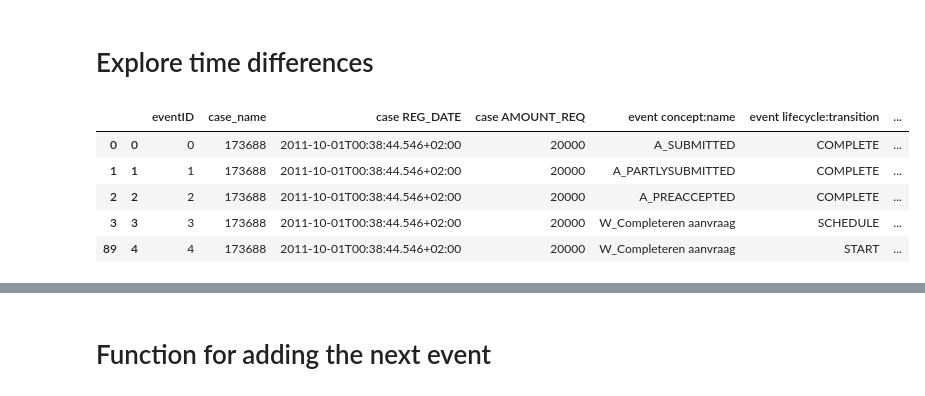
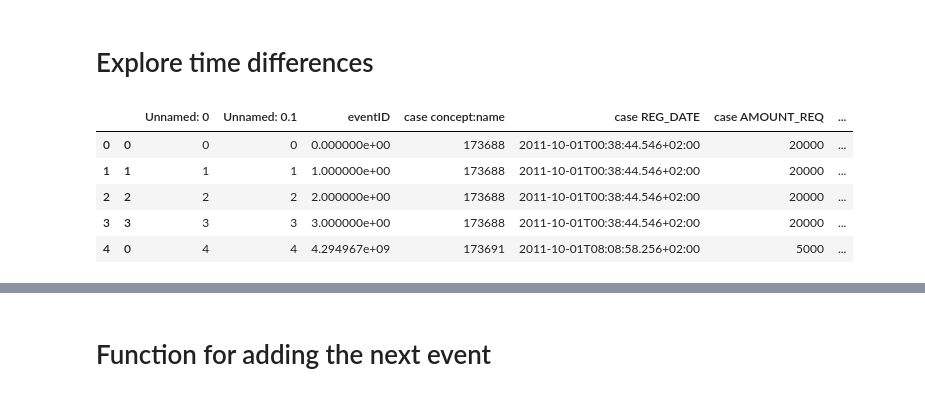
Before and after one commit to NishadGuha/2IOI0-DBL-Process-Mining, a Jupyter notebook: explore_ralph.ipynb, the cells around one changed output, grey strips where cells are left out. Drawn from its saved outputs; the diff is of its cells as text; code cells hidden in the pictures.

Commit message:
time difference, not finished yet

```diff
--- a/explore_ralph.ipynb
+++ b/explore_ralph.ipynb
@@ -38,8 +39,8 @@ test.head()
 # %% [markdown]
 # Set 2012
 # %%
-train = pd.read_csv('BPI_Challenge_2012-training.csv')
-test = pd.read_csv('BPI_Challenge_2012-test.csv')
+train = pd.read_csv('BPI_2012_train.csv')
+test = pd.read_csv('BPI_2012_test.csv')
 # %%
 train.head()
 # %% [output]
@@ -49,8 +50,6 @@ train.head()
 | 2 | 2 | 173688 | 2011-10-01T00:38:44.546+02:00 | 20000 | A_PREACCEPTED | COMPLETE | ... |
 | 3 | 3 | 173688 | 2011-10-01T00:38:44.546+02:00 | 20000 | W_Completeren aanvraag | SCHEDULE | ... |
 | 4 | 4294967296 | 173691 | 2011-10-01T08:08:58.256+02:00 | 5000 | A_SUBMITTED | COMPLETE | ... |
-# %%
-train.rename(columns={'case concept:name':'case_name'}, inplace=True)
 # %%
 cases = list(train.case_name.unique())
 # %%
@@ -66,7 +65,7 @@ cases = list(train.case_name.unique())
 # %% [markdown]
 # Method github
 # %%
-df_sort = train.set_index(train.groupby('case_name').cumcount(), append = True)
+df_sort = train.set_index(train.groupby('case concept:name').cumcount(), append = True)
 # %%
 df_new = df_sort.groupby(level=1)["event concept:name"].transform(lambda x: x.value_counts().index[0])
 df_new = df_new.to_frame()
@@ -78,17 +77,17 @@ df_sort = df_sort.join(df_new["common activity"])
 df_sort = df_sort.rename(columns = {'event time:timestamp' : "timestamp"})
 df_sort['timestamp'] = pd.to_datetime(df_sort.timestamp)
 # %%
-df_times = df_sort.groupby('case_name')["timestamp"].transform(lambda x: x.diff())
+df_times = df_sort.groupby('case concept:name')["timestamp"].transform(lambda x: x.diff())
 df_times = df_times.to_frame()
 df_times = df_times.rename(columns = {'timestamp' : "time_diff"})
 # %%
 df_sort = df_sort.join(df_times["time_diff"])
 # %%
-df_sort[df_sort['case_name']==173688].head()
+df_sort.head()
 # %% [output]
-|  |  | eventID | case_name | case REG_DATE | case AMOUNT_REQ | event concept:name | event lifecycle:transition | ... |
-| 0 | 0 | 0 | 173688 | 2011-10-01T00:38:44.546+02:00 | 20000 | A_SUBMITTED | COMPLETE | ... |
-| 1 | 1 | 1 | 173688 | 2011-10-01T00:38:44.546+02:00 | 20000 | A_PARTLYSUBMITTED | COMPLETE | ... |
-| 2 | 2 | 2 | 173688 | 2011-10-01T00:38:44.546+02:00 | 20000 | A_PREACCEPTED | COMPLETE | ... |
-| 3 | 3 | 3 | 173688 | 2011-10-01T00:38:44.546+02:00 | 20000 | W_Completeren aanvraag | SCHEDULE | ... |
-| 89 | 4 | 4 | 173688 | 2011-10-01T00:38:44.546+02:00 | 20000 | W_Completeren aanvraag | START | ... |
+|  |  | Unnamed: 0 | Unnamed: 0.1 | eventID | case concept:name | case REG_DATE | case AMOUNT_REQ | ... |
+| 0 | 0 | 0 | 0 | 0.000000e+00 | 173688 | 2011-10-01T00:38:44.546+02:00 | 20000 | ... |
+| 1 | 1 | 1 | 1 | 1.000000e+00 | 173688 | 2011-10-01T00:38:44.546+02:00 | 20000 | ... |
+| 2 | 2 | 2 | 2 | 2.000000e+00 | 173688 | 2011-10-01T00:38:44.546+02:00 | 20000 | ... |
+| 3 | 3 | 3 | 3 | 3.000000e+00 | 173688 | 2011-10-01T00:38:44.546+02:00 | 20000 | ... |
+| 4 | 0 | 4 | 4 | 4.294967e+09 | 173691 | 2011-10-01T08:08:58.256+02:00 | 5000 | ... |
```
Also changed, not shown: parts of 14 cells of this notebook.
